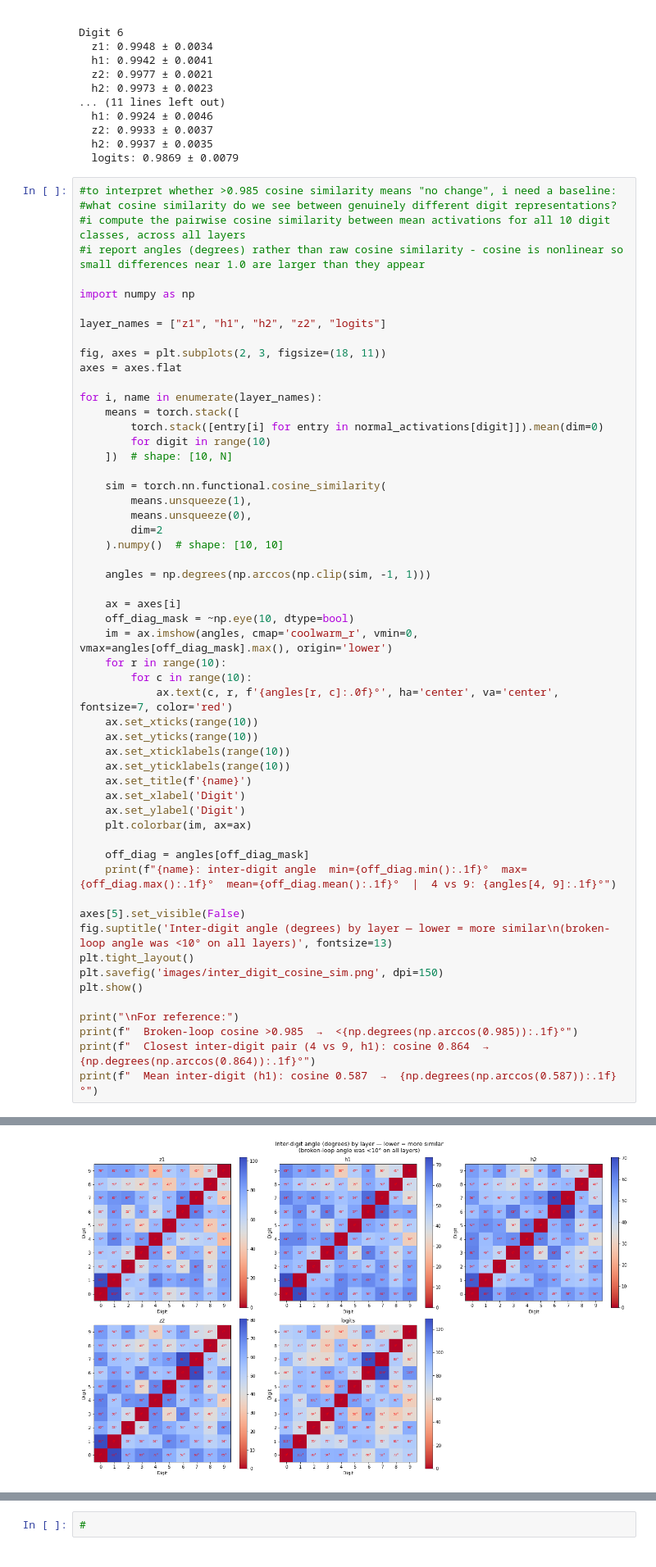
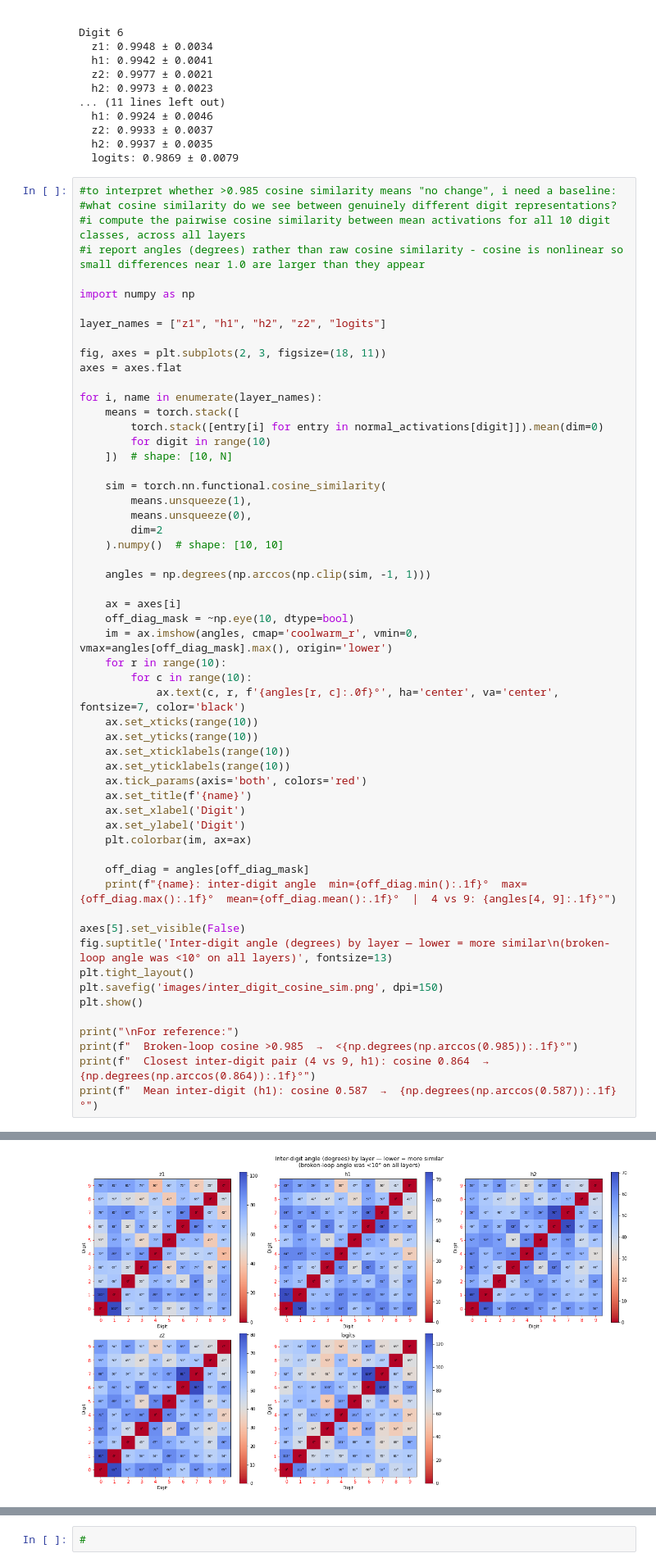
Before and after one commit to mild-rgb/mnist-mech-interp, a Jupyter notebook: mnist_interp_writeup.ipynb, the cells around one changed output, grey strips where cells are left out. Shown at 82% size. Drawn from its saved outputs; the diff is of its cells as text.

Commit message:
Update angle plot: black cell labels, red axis tick labels
Co-Authored-By: Claude Sonnet 4.6 <noreply@anthropic.com>

```diff
--- a/mnist_interp_writeup.ipynb
+++ b/mnist_interp_writeup.ipynb
@@ -342,36 +342,37 @@ for i, name in enumerate(layer_names):
     im = ax.imshow(angles, cmap='coolwarm_r', vmin=0, vmax=angles[off_diag_mask].max(), origin='lower')
     for r in range(10):
         for c in range(10):
-            ax.text(c, r, f'{angles[r, c]:.0f}°', ha='center', va='center', fontsize=7, color='red')
+            ax.text(c, r, f'{angles[r, c]:.0f}°', ha='center', va='center', fontsize=7, color='black')
     ax.set_xticks(range(10))
     ax.set_yticks(range(10))
     ax.set_xticklabels(range(10))
     ax.set_yticklabels(range(10))
+    ax.tick_params(axis='both', colors='red')
     ax.set_title(f'{name}')
     ax.set_xlabel('Digit')
     ax.set_ylabel('Digit')
     plt.colorbar(im, ax=ax)
 
     off_diag = angles[off_diag_mask]
     print(f"{name}: inter-digit angle  min={off_diag.min():.1f}°  max={off_diag.max():.1f}°  mean={off_diag.mean():.1f}°  |  4 vs 9: {angles[4, 9]:.1f}°")
 
 axes[5].set_visible(False)
 fig.suptitle('Inter-digit angle (degrees) by layer — lower = more similar\n(broken-loop angle was <10° on all layers)', fontsize=13)
 plt.tight_layout()
 plt.savefig('images/inter_digit_cosine_sim.png', dpi=150)
 plt.show()
 
 print("\nFor reference:")
 print(f"  Broken-loop cosine >0.985  →  <{np.degrees(np.arccos(0.985)):.1f}°")
 print(f"  Closest inter-digit pair (4 vs 9, h1): cosine 0.864  →  {np.degrees(np.arccos(0.864)):.1f}°")
 print(f"  Mean inter-digit (h1): cosine 0.587  →  {np.degrees(np.arccos(0.587)):.1f}°")
 # %% [output]
 z1: inter-digit angle  min=35.6°  max=102.5°  mean=68.2°  |  4 vs 9: 35.6°
 h1: inter-digit angle  min=30.2°  max=73.7°  mean=53.5°  |  4 vs 9: 30.2°
 h2: inter-digit angle  min=34.9°  max=70.4°  mean=51.5°  |  4 vs 9: 34.9°
 z2: inter-digit angle  min=34.6°  max=80.8°  mean=57.3°  |  4 vs 9: 34.6°
 logits: inter-digit angle  min=50.2°  max=129.2°  mean=81.1°  |  4 vs 9: 53.6°
-[figure, old version]
+[figure, new version]
 For reference:
   Broken-loop cosine >0.985  →  <9.9°
   Closest inter-digit pair (4 vs 9, h1): cosine 0.864  →  30.2°
```
Also changed, not shown: 1 other file.
